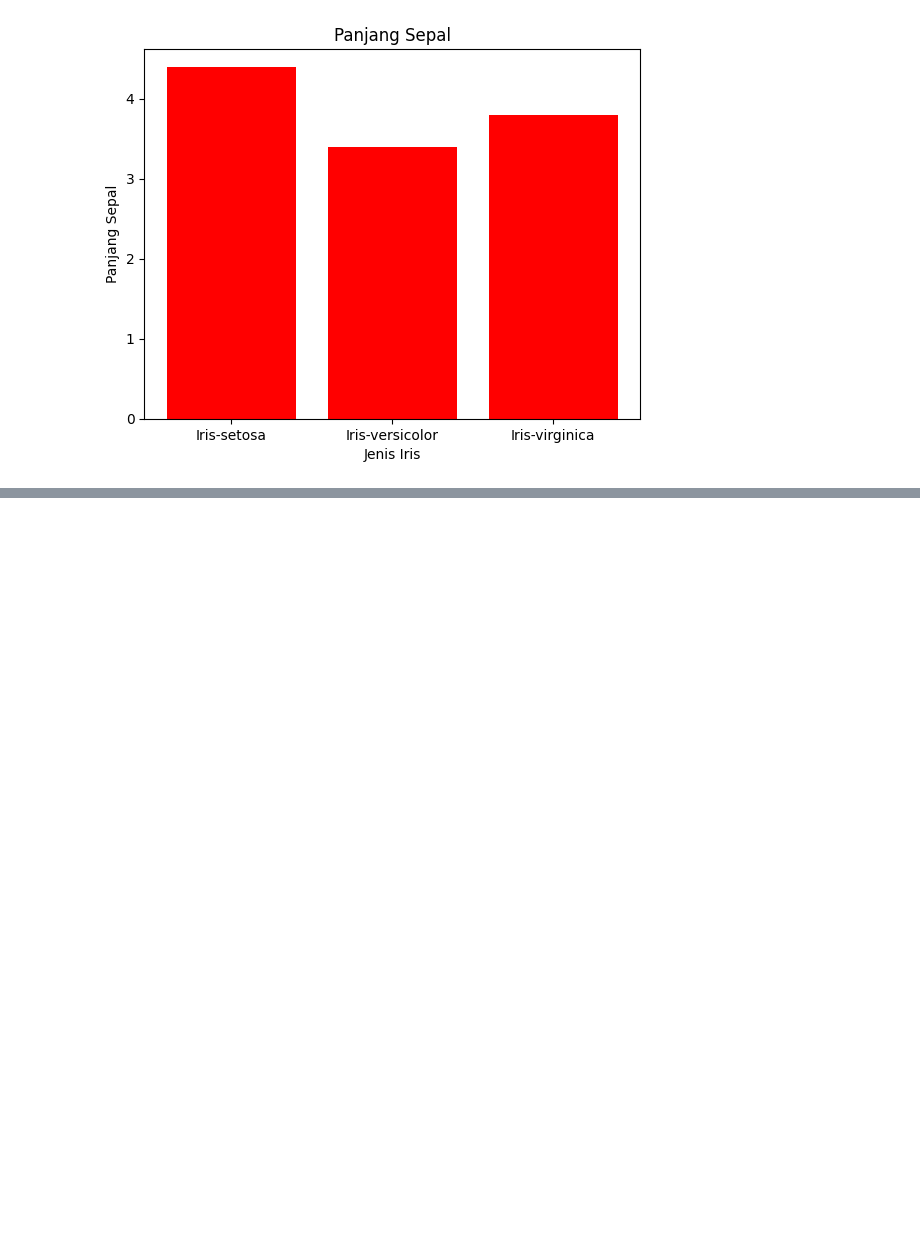
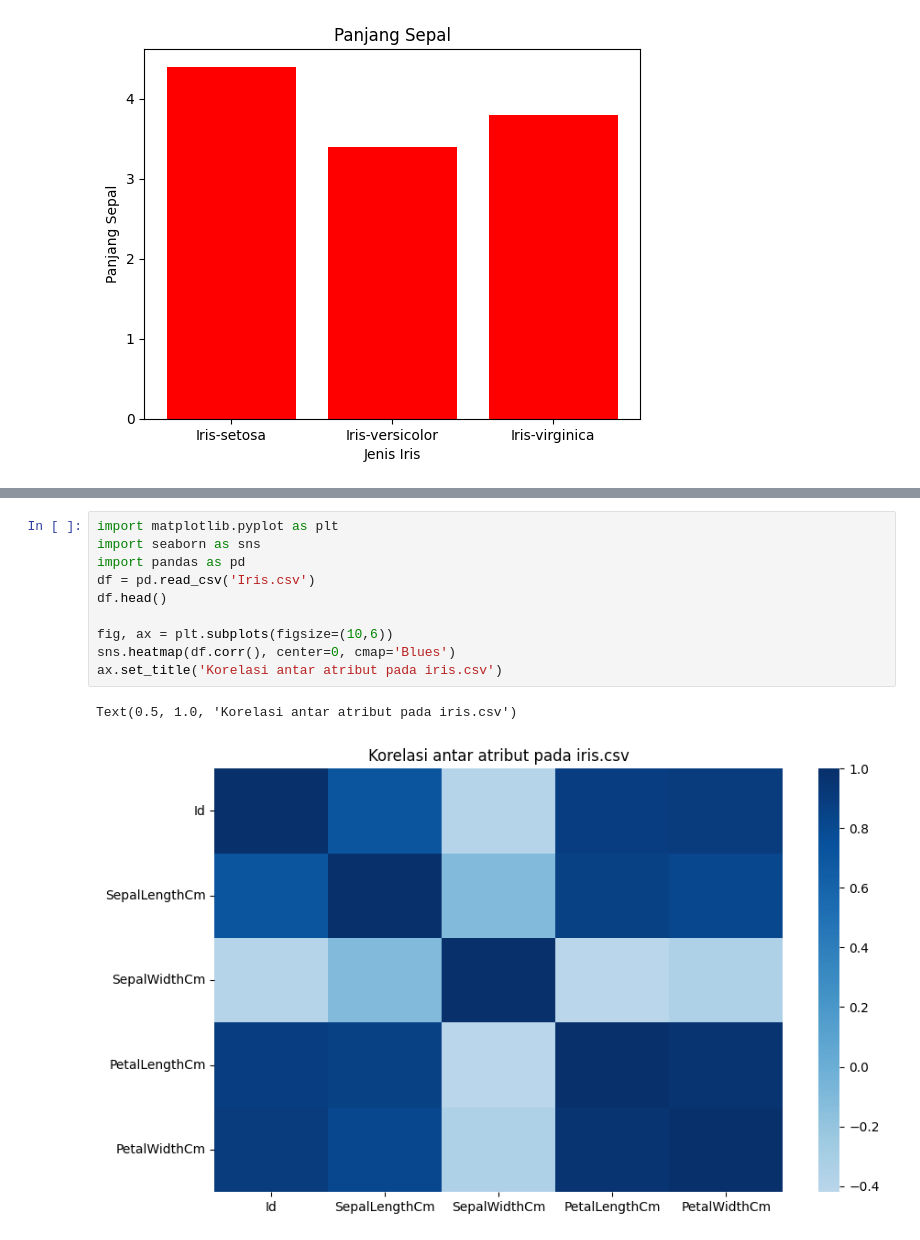
Before and after one commit to anantaYSR/Praktikum_KB, a Jupyter notebook: PERTEMUAN/Pertemuan3/Part3.ipynb, the cells around one changed output, grey strips where cells are left out. Cells and saved outputs as stored; diff of their text form; blank space fills up the shorter version.

```diff
--- a/PERTEMUAN/Pertemuan3/Part3.ipynb
+++ b/PERTEMUAN/Pertemuan3/Part3.ipynb
@@ -36,0 +52,13 @@ Text(0, 0.5, 'Panjang Sepal')
+# %%
+import matplotlib.pyplot as plt
+import seaborn as sns
+import pandas as pd
+df = pd.read_csv('Iris.csv')
+df.head()
+
+fig, ax = plt.subplots(figsize=(10,6))
+sns.heatmap(df.corr(), center=0, cmap='Blues')
+ax.set_title('Korelasi antar atribut pada iris.csv')
+# %% [output]
+Text(0.5, 1.0, 'Korelasi antar atribut pada iris.csv')
+[figure, added]
```
Also changed, not shown: parts of 4 cells of this notebook.
